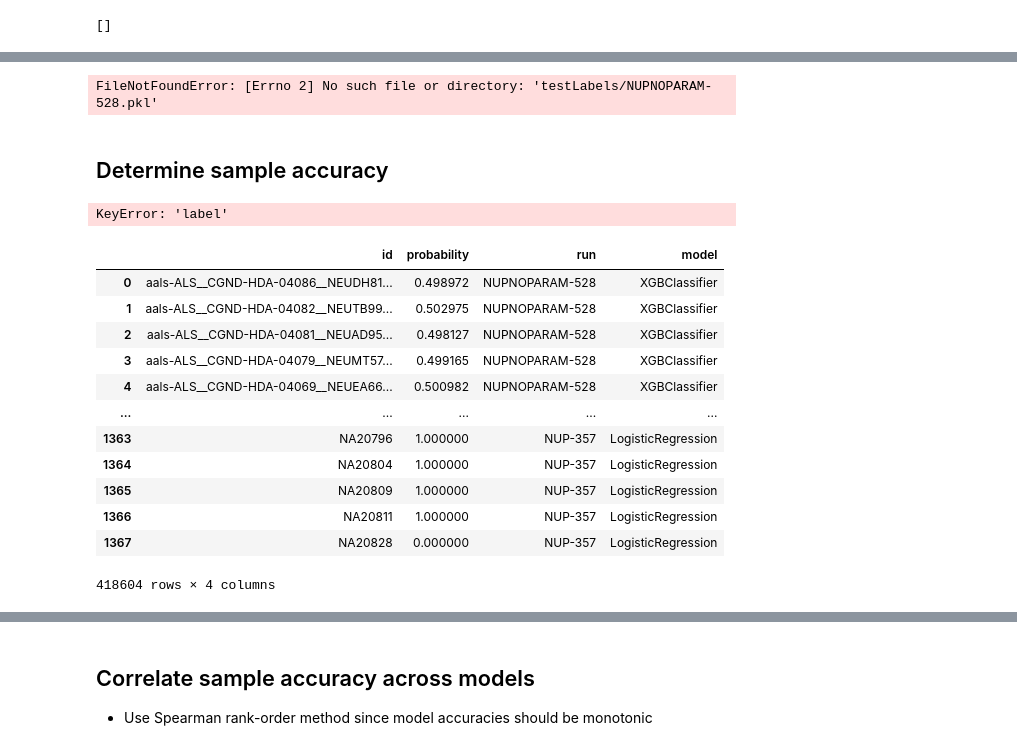
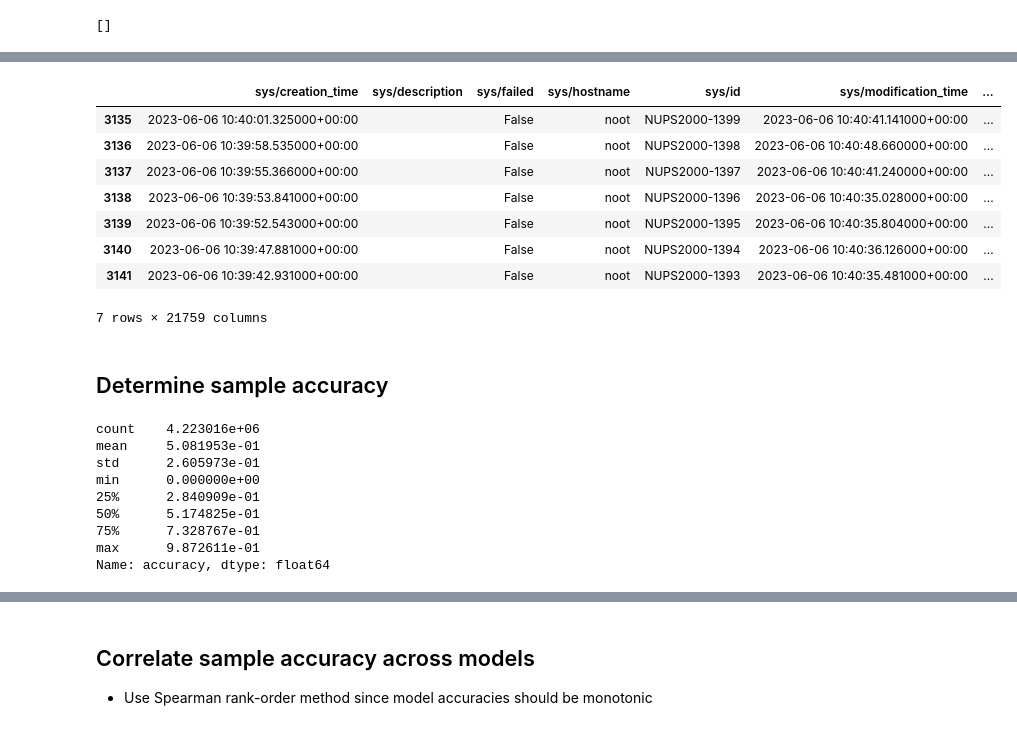
Before and after one commit to ejmockler/case-control-genomics-evaluation, a Jupyter notebook: notebook/ALS_genomics_sample_analysis.ipynb, the cells around one changed output, grey strips where cells are left out. Drawn from its saved outputs; the diff is of its cells as text; code cells hidden in the pictures.

```diff
--- a/notebook/ALS_genomics_sample_analysis.ipynb
+++ b/notebook/ALS_genomics_sample_analysis.ipynb
@@ -5,7 +5,7 @@ from env import neptune_api_token
 
 config = {
     'entity': 'ejmockler',
-    'project': 'ALS-NUPs-NoHyperParamOptimization',
+    'project': 'ALS-NUPS-2000',
     'neptuneApiToken': neptune_api_token,
 }
 # %%
@@ -230,7 +198,10 @@ def load_pickled(args):
 
 def load_fold_dataframe(args):
     field, runID = args
-    return pd.concat([pd.read_csv(f'{field}/{runID}_{i}.csv') for i in range(1,11)])
+    try:
+        return pd.concat([pd.read_csv(f'{field}/{runID}_{i}.csv') for i in range(1,11)])
+    except:
+        pass
 
 labels = list()
 shapExplanations = list()
@@ -239,23 +210,24 @@ shapExplanations = list()
 label_args_list = [('testLabels', runID) for runID in sampleResults['run'].unique()]
 shap_args_list = [('shapExplanationsPerFold', runID) for runID in sampleResults['run'].unique()]
 
-# Load pickled data using multiprocessing
 with mp.Pool(mp.cpu_count() // 2) as pool:
-    loadedLabels = pool.map(load_pickled, label_args_list)
-    loadedShapValues = pool.map(load_pickled, shap_args_list)
-    assert len(loadedLabels) == len(loadedShapValues)
-    # Flatten the loaded data across bootstrap iterations i and crossval folds j
-    for i in range(len(loadedLabels)):
-        assert len(loadedLabels[i]) == len(loadedShapValues[i])
-        for j in range(len(loadedLabels[i])):
-            labels.extend(loadedLabels[i][j])
-            shapExplanations.extend(loadedShapValues[i][j])
+    loadedLabels = pd.concat(pool.map(load_fold_dataframe, label_args_list)).drop_duplicates().set_index('id', drop=True)
 
 # Update sampleResults DataFrame
-sampleResults['label'] = labels
-sampleResults['shapExplanations'] = shapExplanations
+sampleResults = sampleResults.join(loadedLabels, on='id')
+# sampleResults['shapExplanations'] = shapExplanations
-# %% [output]
-FileNotFoundError: [Errno 2] No such file or directory: 'testLabels/NUPNOPARAM-528.pkl'
+# %%
+runs_table_df[runs_table_df['bootstrapIteration'] == 1]
+# %% [output]
+|  | sys/creation_time | sys/description | sys/failed | sys/hostname | sys/id | sys/modification_time | ... |
+| 3135 | 2023-06-06 10:40:01.325000+00:00 |  | False | noot | NUPS2000-1399 | 2023-06-06 10:40:41.141000+00:00 | ... |
+| 3136 | 2023-06-06 10:39:58.535000+00:00 |  | False | noot | NUPS2000-1398 | 2023-06-06 10:40:48.660000+00:00 | ... |
+| 3137 | 2023-06-06 10:39:55.366000+00:00 |  | False | noot | NUPS2000-1397 | 2023-06-06 10:40:41.240000+00:00 | ... |
+| 3138 | 2023-06-06 10:39:53.841000+00:00 |  | False | noot | NUPS2000-1396 | 2023-06-06 10:40:35.028000+00:00 | ... |
+| 3139 | 2023-06-06 10:39:52.543000+00:00 |  | False | noot | NUPS2000-1395 | 2023-06-06 10:40:35.804000+00:00 | ... |
+| 3140 | 2023-06-06 10:39:47.881000+00:00 |  | False | noot | NUPS2000-1394 | 2023-06-06 10:40:36.126000+00:00 | ... |
+| 3141 | 2023-06-06 10:39:42.931000+00:00 |  | False | noot | NUPS2000-1393 | 2023-06-06 10:40:35.481000+00:00 | ... |
+7 rows × 21759 columns
 # %% [markdown]
 ## Determine sample accuracy
 # %%
@@ -265,35 +237,29 @@ import pandas as pd
 # calculate accuracy for each sample, model pair
 resolvedSampleResults = []
 for id, group in sampleResults.groupby(['id', 'model'], group_keys=False):
-    assert len(group['label'].unique()) == 1  # All labels should be the same
-    sampleLabel = group['label'].unique()[0]
-    sampleClassifications = np.where(group['probability'] >= 0.5, np.ceil(group['probability']), np.floor(group['probability'])) # Scale probablility to label values for direct classification
+    assert len(group['testLabel'].unique()) == 1  # All labels should be the same
+    sampleLabel = group['testLabel'].unique()[0]
+    sampleClassifications = np.around(group['probability']) # Scale probablility to label values for direct classification
     group['accuracy'] = np.mean(sampleClassifications == sampleLabel)
     resolvedSampleResults.append(group)
 sampleResults = pd.concat(resolvedSampleResults)
-sampleResults_cases = sampleResults[sampleResults['label'] == 1]
-sampleResults_controls = sampleResults[sampleResults['label'] == 0]
+sampleResults_cases = sampleResults[sampleResults['testLabel'] == 1]
+sampleResults_controls = sampleResults[sampleResults['testLabel'] == 0]
-# %% [output]
-KeyError: 'label'
 # %%
 pd.set_option('display.max_rows', 25)
 pd.set_option('display.min_rows', 25)
 # %%
-sampleResults[[column for column in sampleResults.columns if column not in ['shapExplanations']]]
+sampleResults[[column for column in sampleResults.columns if column not in ['shapExplanations']]]['accuracy'].describe()
 # %% [output]
-|  | id | probability | run | model |
-| 0 | aals-ALS__CGND-HDA-04086__NEUDH81... | 0.498972 | NUPNOPARAM-528 | XGBClassifier |
-| 1 | aals-ALS__CGND-HDA-04082__NEUTB99... | 0.502975 | NUPNOPARAM-528 | XGBClassifier |
-| 2 | aals-ALS__CGND-HDA-04081__NEUAD95... | 0.498127 | NUPNOPARAM-528 | XGBClassifier |
-| 3 | aals-ALS__CGND-HDA-04079__NEUMT57... | 0.499165 | NUPNOPARAM-528 | XGBClassifier |
-| 4 | aals-ALS__CGND-HDA-04069__NEUEA66... | 0.500982 | NUPNOPARAM-528 | XGBClassifier |
-| ... | ... | ... | ... | ... |
-| 1363 | NA20796 | 1.000000 | NUP-357 | LogisticRegression |
-| 1364 | NA20804 | 1.000000 | NUP-357 | LogisticRegression |
-| 1365 | NA20809 | 1.000000 | NUP-357 | LogisticRegression |
-| 1366 | NA20811 | 1.000000 | NUP-357 | LogisticRegression |
-| 1367 | NA20828 | 0.000000 | NUP-357 | LogisticRegression |
-418604 rows × 4 columns
+count    4.223016e+06
+mean     5.081953e-01
+std      2.605973e-01
+min      0.000000e+00
+25%      2.840909e-01
+50%      5.174825e-01
+75%      7.328767e-01
+max      9.872611e-01
+Name: accuracy, dtype: float64
 # %%
 import plotly.express as px
 
```
Also changed, not shown: parts of 13 cells of this notebook, 4 other files.
